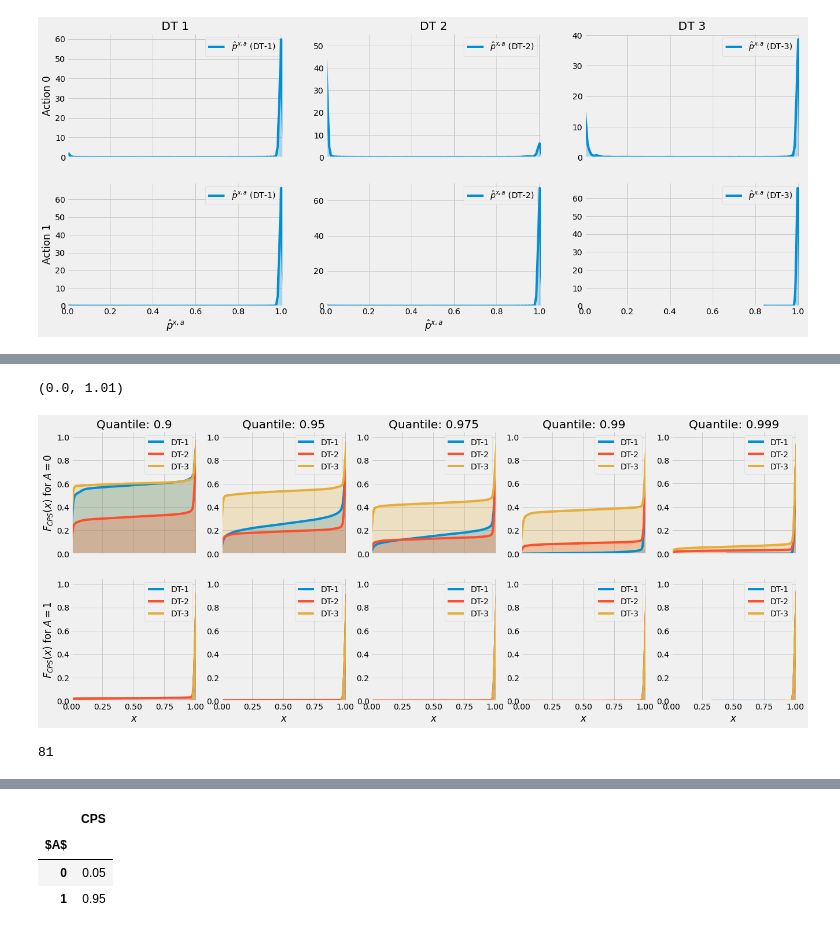
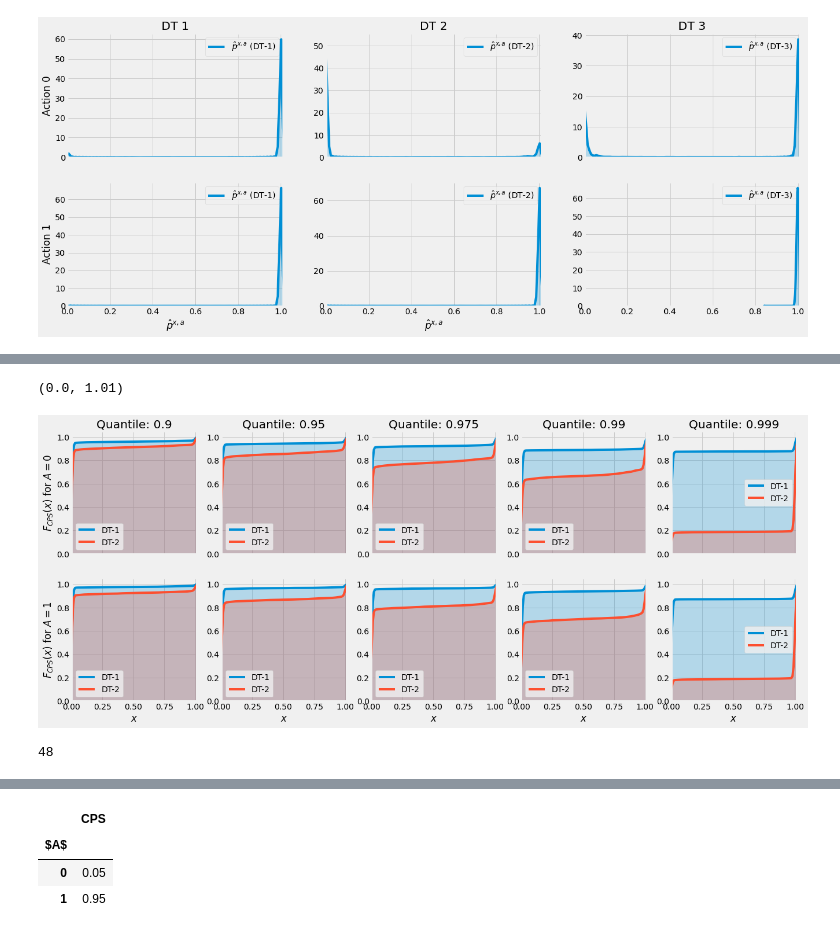
Before and after one commit to faaizT/CausalTwinAssessment, a Jupyter notebook: Cartpole Simulator (Updated).ipynb, the cells around one changed output, grey strips where cells are left out. Saved outputs shown, nothing was run; the diff lists cells and outputs as text; code cells hidden in the pictures.

```diff
--- a/Cartpole Simulator (Updated).ipynb
+++ b/Cartpole Simulator (Updated).ipynb
@@ -1147,3 +1146 @@ df = pd.read_csv("/data/localhost/taufiq/export-dir/Cartpole-v1-obs-data.csv")
 x_columns = ['Cart Position', 'Pole Angle']
-# %%
-df_partial = df.copy()
@@ -1231,8 +1278,10 @@ results = experimental_results(-0.007, policy, ymin_net, ymax_net)
 # %%
-def experimental_results_different_quantiles(perturbation, quantile, policy=None, ymin_net=None, ymax_net=None):
-    obs_data_test = pd.read_csv("/data/localhost/taufiq/export-dir/Cartpole-v1-obs-data-test.csv")
-    models_dir = "/data/localhost/taufiq/cartpole_sim_run3_multiple_quantiles/"
-    sim_models_dir = "/data/localhost/taufiq/cartpole_sim_run2_rand_pol_sim_x_no_velocity/"
+def experimental_results_different_quantiles(noise_std, quantile, policy=None, ymin_net=None, ymax_net=None):
+    obs_data_test = pd.read_csv("/data/localhost/taufiq/export-dir/Cartpole-v1-obs-data-iid-test.csv")
+    df_partial = pd.read_csv("/data/localhost/taufiq/export-dir/Cartpole-v1-obs-data-iid.csv")
+    models_dir = "/data/localhost/not-backed-up/taufiq/Cartpole/cartpole-models/"
+    sim_models_dir = "/data/localhost/not-backed-up/taufiq/Cartpole/cartpole-models/"
+#     sim_models_dir = "/data/localhost/taufiq/cartpole_sim_run2_rand_pol_sim_x_no_velocity/"
     obs_data_test['A'] = obs_data_test['A'].astype({'A': 'int'})
     obs_data_test_raw = (obs_data_test[x_columns] - df_partial[x_columns].mean())/df_partial[x_columns].std()
 
@@ -1241,19 +1290,12 @@ def experimental_results_different_quantiles(perturbation, quantile, policy=None
     obs_data_test['$||Y^{sim} - Y^{obs}||^2$ (DT-3)'] = 0
     obs_data_test['$\hat{p}^{x,a}$ (DT-1)'] = 0
     obs_data_test['$\hat{p}^{x,a}$ (DT-2)'] = 0
-    obs_data_test['$\hat{p}^{x,a}$ (DT-3)'] = 0
-    sim_data_dir = "/data/localhost/taufiq/cartpole_sim_false_sims_perturbed_same_sign/"
+    sim_net = Net(n_feature=len(obs_data_test_raw.columns)+1, n_hidden=4, n_output=1)
+    sim_net.load_state_dict(torch.load(f'{sim_models_dir}/ysim_102'))
+    sim_net.eval()
     sim2_net = Net(n_feature=len(obs_data_test_raw.columns)+1, n_hidden=4, n_output=1)
-    sim2_net.load_state_dict(torch.load(f'{sim_models_dir}/ysim_false2_0'))
-
+    sim2_net.load_state_dict(torch.load(f'{models_dir}/ysim_gaussian_fake_0_{noise_std}'))
     sim2_net.eval()
-    sim3_net = Net(n_feature=len(obs_data_test_raw.columns)+1, n_hidden=4, n_output=1)
-    sim3_net.load_state_dict(torch.load(f'{sim_data_dir}/ysim_false2_0_{perturbation}'))
-    sim3_net.eval()
-    sim_net = Net(n_feature=len(obs_data_test_raw.columns)+1, n_hidden=4, n_output=1)
-    sim_net.load_state_dict(torch.load(f'{sim_models_dir}/ysim_0'))
-    sim_net.eval()
-
 
     for i in tqdm(range(nreps)):
         if policy is None:
@@ -1278,32 +1320,27 @@ def experimental_results_different_quantiles(perturbation, quantile, policy=None
             pred = obs_net(torch.column_stack((X_val, A_val))).reshape(-1)*df_partial[outcome].std() + df_partial[outcome].mean()
             sim_pred = sim_net(torch.column_stack((X_val, A_val))).reshape(-1)*df_partial[outcome].std() + df_partial[outcome].mean()
             sim2_pred = sim2_net(torch.column_stack((X_val, A_val))).reshape(-1)*df_partial[outcome].std() + df_partial[outcome].mean()
-            sim3_pred = sim3_net(torch.column_stack((X_val, A_val))).reshape(-1)*df_partial[outcome].std() + df_partial[outcome].mean()
             Y = torch.FloatTensor(obs_data_test[f'{outcome}_t1'].values)
             mse = torch.square(sim_pred - Y)
             mse2 = torch.square(sim2_pred - Y)
-            mse3 = torch.square(sim3_pred - Y)
             pol_val = torch.nn.Softmax(dim=1)(policy(X_val))[torch.arange(A_val.shape[0]), A_val.to(torch.long)]
             ymin = ymin_net(torch.column_stack((X_val, A_val))).reshape(-1)*df_partial[outcome].std() + df_partial[outcome].mean()
             ymax = ymax_net(torch.column_stack((X_val, A_val))).reshape(-1)*df_partial[outcome].std() + df_partial[outcome].mean()
+            obs_data_test['ymin'] = ymin
+            obs_data_test['ymax'] = ymax
             obs_data_test['pol_val'] = pol_val.numpy()
             obs_data_test['$||Y^{sim} - Y^{obs}||^2$ (DT-1)'] += mse.numpy()
             obs_data_test['$||Y^{sim} - Y^{obs}||^2$ (DT-2)'] += mse2.numpy()
-            obs_data_test['$||Y^{sim} - Y^{obs}||^2$ (DT-3)'] += mse3.numpy()
             obs_data_test['LB'] = (pred*pol_val + (1-pol_val)*ymin).numpy()
             obs_data_test['UB'] = (pred*pol_val + (1-pol_val)*ymax).numpy()
             obs_data_test[f'Sim-1_{outcome}_t1'] = sim_pred.numpy()
             obs_data_test['$\hat{p}^{x,a}$ (DT-1)'] += (obs_data_test['LB'] <= obs_data_test[f'Sim-1_{outcome}_t1']).apply(int) * (obs_data_test['UB'] >= obs_data_test[f'Sim-1_{outcome}_t1']).apply(int)
             obs_data_test[f'Sim-2_{outcome}_t1'] = sim2_pred.numpy()
             obs_data_test['$\hat{p}^{x,a}$ (DT-2)'] += (obs_data_test['LB'] <= obs_data_test[f'Sim-2_{outcome}_t1']).apply(int) * (obs_data_test['UB'] >= obs_data_test[f'Sim-2_{outcome}_t1']).apply(int)
-            obs_data_test[f'Sim-3_{outcome}_t1'] = sim3_pred.numpy()
-            obs_data_test['$\hat{p}^{x,a}$ (DT-3)'] += (obs_data_test['LB'] <= obs_data_test[f'Sim-3_{outcome}_t1']).apply(int) * (obs_data_test['UB'] >= obs_data_test[f'Sim-3_{outcome}_t1']).apply(int)
             obs_data_test['Bound length'] = obs_data_test['UB'] - obs_data_test['LB']
 
     obs_data_test['$||Y^{sim} - Y^{obs}||^2$ (DT-1)'] /= nreps
     obs_data_test['$||Y^{sim} - Y^{obs}||^2$ (DT-2)'] /= nreps
-    obs_data_test['$||Y^{sim} - Y^{obs}||^2$ (DT-3)'] /= nreps
     obs_data_test['$\hat{p}^{x,a}$ (DT-1)'] /= nreps
     obs_data_test['$\hat{p}^{x,a}$ (DT-2)'] /= nreps
-    obs_data_test['$\hat{p}^{x,a}$ (DT-3)'] /= nreps
     return obs_data_test
@@ -1334,10 +1389,10 @@ plt.xlim([0,1.01])
 # %%
 results = pd.DataFrame()
 for quantile in [0.90, 0.95, 0.975, 0.99, 0.999]:
-    results_df = experimental_results_different_quantiles(-0.007, quantile)
+    results_df = experimental_results_different_quantiles(0.001, quantile)
     results_df['quantile'] = quantile
     results = pd.concat([results, results_df], axis = 0)
 # %%
 results_cls = results.copy()
-for sim in [1, 2, 3]:
+for sim in [1, 2]:
     results_cls = results_cls.rename(columns={"$\hat{{p}}^{{x,a}}$ (DT-{})".format(sim): "DT-{}".format(sim)})
@@ -1355,25 +1414,25 @@ results_cls.head()
 # %%
 # -0.009
 quantiles = [0.90, 0.95, 0.975, 0.99, 0.999]
 fig, axs = plt.subplots(2, len(quantiles), figsize=(20,8), sharex=True)
 for a in [0,1]:
-    for sim in [1,2,3]:
+    for sim in [1,2]:
         for i in range(len(quantiles)):
             sns.kdeplot(data=results_cls.loc[(results_cls['A']==a) & (results_cls['quantile']==quantiles[i]), "DT-{}".format(sim)], shade=True, cumulative=True, bw=0.01, ax=axs[a][i])
             axs[0][i].set_title(f'Quantile: {quantiles[i]}')
             axs[1][i].set_xlabel('$x$')
 axs[0][0].set_ylabel('$F_{CPS}(x)$ for $A=0$')
 axs[1][0].set_ylabel('$F_{CPS}(x)$ for $A=1$')
 plt.style.use('fivethirtyeight')
 plt.xlim([0,1.01])
 # %% [output]
 (0.0, 1.01)
-[figure, old version]
+[figure, new version]
 # %%
 num_trajecs_a0 = ((results_cls['quantile']==0.95) & (results_cls['A']==0)).sum()
 num_trajecs_a1 = ((results_cls['quantile']==0.95) & (results_cls['A']==1)).sum()
 results_copy = pd.DataFrame()
-for sim in [1,2,3]:
+for sim in [1,2]:
     df = results_cls.copy()
     df['CPS'] = df[f"DT-{sim}"]
     df['x'] = df[f"DT-{sim}"].apply(lambda x: "< 0.05" if x < 0.05 else ("> 0.95" if x > 0.95 else "0.05 - 0.95"))
@@ -1384,7 +1443,7 @@ results_copy = results_copy[['DT', 'x', 'A', 'quantile', 'Count']].groupby(by=['
 results_copy['DT-x-quantile-A'] = results_copy[['DT', 'x', 'quantile', 'A']].apply(lambda x: x['DT'] + x['x'] + str(x['quantile']) + str(x['A']), axis=1)
 len(results_copy)
 # %% [output]
-81
+48
 # %%
 dts = results_copy['DT'].unique()
 xs = results_copy['x'].unique()
```
Also changed, not shown: parts of 18 cells of this notebook, 4 other files.
